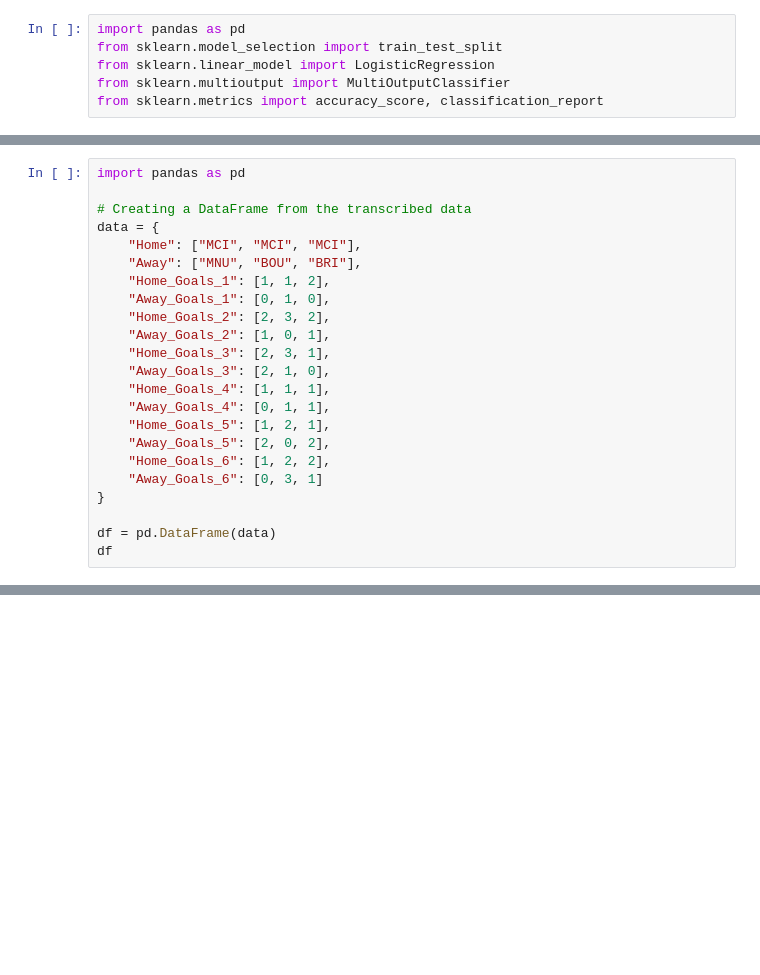
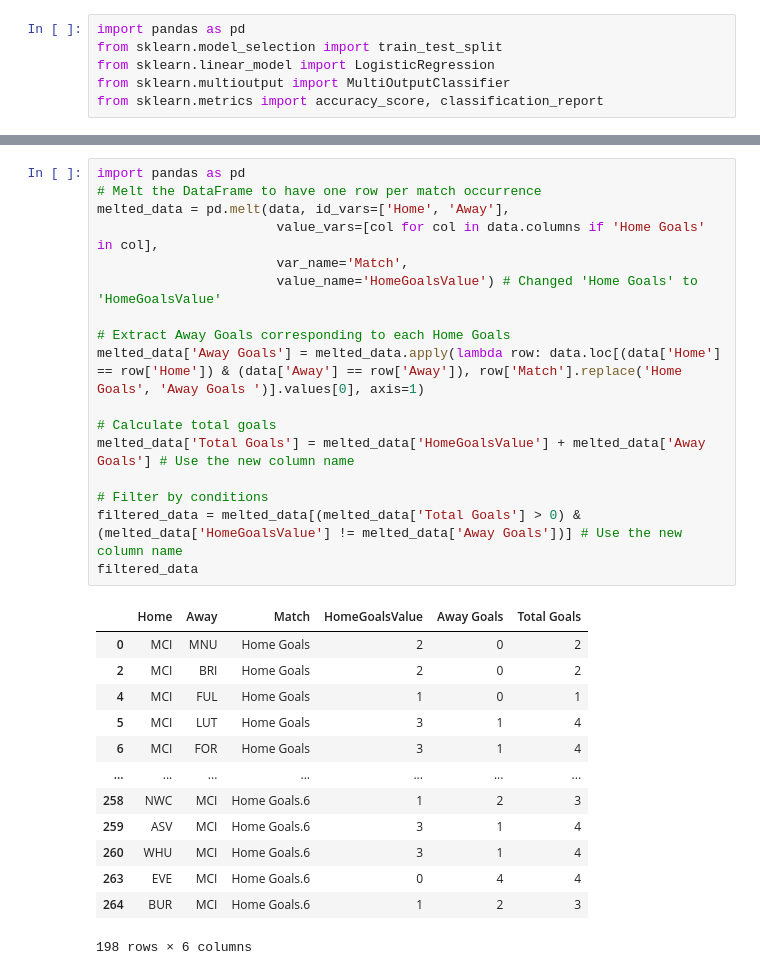
Before and after one commit to Duraadavid/EPL, a Jupyter notebook: untitled21.ipynb, the cells around one changed output, grey strips where cells are left out. Cells and saved outputs as stored; diff of their text form; blank space fills up the shorter version.

```diff
--- a/untitled21.ipynb
+++ b/untitled21.ipynb
@@ -42,23 +27,0 @@ print(data.head())
-# %%
-import pandas as pd
-
-# Creating a DataFrame from the transcribed data
-data = {
-    "Home": ["MCI", "MCI", "MCI"],
-    "Away": ["MNU", "BOU", "BRI"],
-    "Home_Goals_1": [1, 1, 2],
-    "Away_Goals_1": [0, 1, 0],
-    "Home_Goals_2": [2, 3, 2],
-    "Away_Goals_2": [1, 0, 1],
-    "Home_Goals_3": [2, 3, 1],
-    "Away_Goals_3": [2, 1, 0],
-    "Home_Goals_4": [1, 1, 1],
-    "Away_Goals_4": [0, 1, 1],
-    "Home_Goals_5": [1, 2, 1],
-    "Away_Goals_5": [2, 0, 2],
-    "Home_Goals_6": [1, 2, 2],
-    "Away_Goals_6": [0, 3, 1]
-}
-
-df = pd.DataFrame(data)
-df
@@ -69,0 +28,31 @@ df
+# %%
+import pandas as pd
+# Melt the DataFrame to have one row per match occurrence
+melted_data = pd.melt(data, id_vars=['Home', 'Away'],
+                       value_vars=[col for col in data.columns if 'Home Goals' in col],
+                       var_name='Match',
+                       value_name='HomeGoalsValue') # Changed 'Home Goals' to 'HomeGoalsValue'
+
+# Extract Away Goals corresponding to each Home Goals
+melted_data['Away Goals'] = melted_data.apply(lambda row: data.loc[(data['Home'] == row['Home']) & (data['Away'] == row['Away']), row['Match'].replace('Home Goals', 'Away Goals ')].values[0], axis=1)
+
+# Calculate total goals
+melted_data['Total Goals'] = melted_data['HomeGoalsValue'] + melted_data['Away Goals'] # Use the new column name
+
+# Filter by conditions
+filtered_data = melted_data[(melted_data['Total Goals'] > 0) & (melted_data['HomeGoalsValue'] != melted_data['Away Goals'])] # Use the new column name
+filtered_data
+# %% [output]
+|  | Home | Away | Match | HomeGoalsValue | Away Goals | Total Goals |
+| 0 | MCI | MNU | Home Goals | 2 | 0 | 2 |
+| 2 | MCI | BRI | Home Goals | 2 | 0 | 2 |
+| 4 | MCI | FUL | Home Goals | 1 | 0 | 1 |
+| 5 | MCI | LUT | Home Goals | 3 | 1 | 4 |
+| 6 | MCI | FOR | Home Goals | 3 | 1 | 4 |
+| ... | ... | ... | ... | ... | ... | ... |
+| 258 | NWC | MCI | Home Goals.6 | 1 | 2 | 3 |
+| 259 | ASV | MCI | Home Goals.6 | 3 | 1 | 4 |
+| 260 | WHU | MCI | Home Goals.6 | 3 | 1 | 4 |
+| 263 | EVE | MCI | Home Goals.6 | 0 | 4 | 4 |
+| 264 | BUR | MCI | Home Goals.6 | 1 | 2 | 3 |
+198 rows × 6 columns
```
Also changed, not shown: parts of 6 cells of this notebook.
